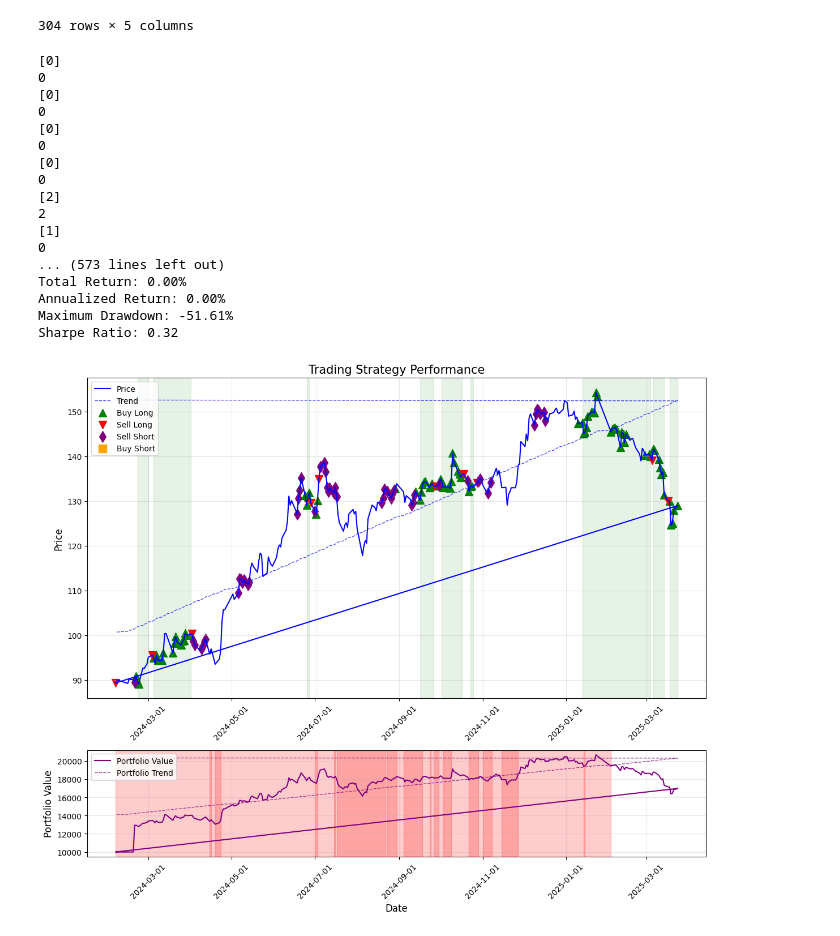
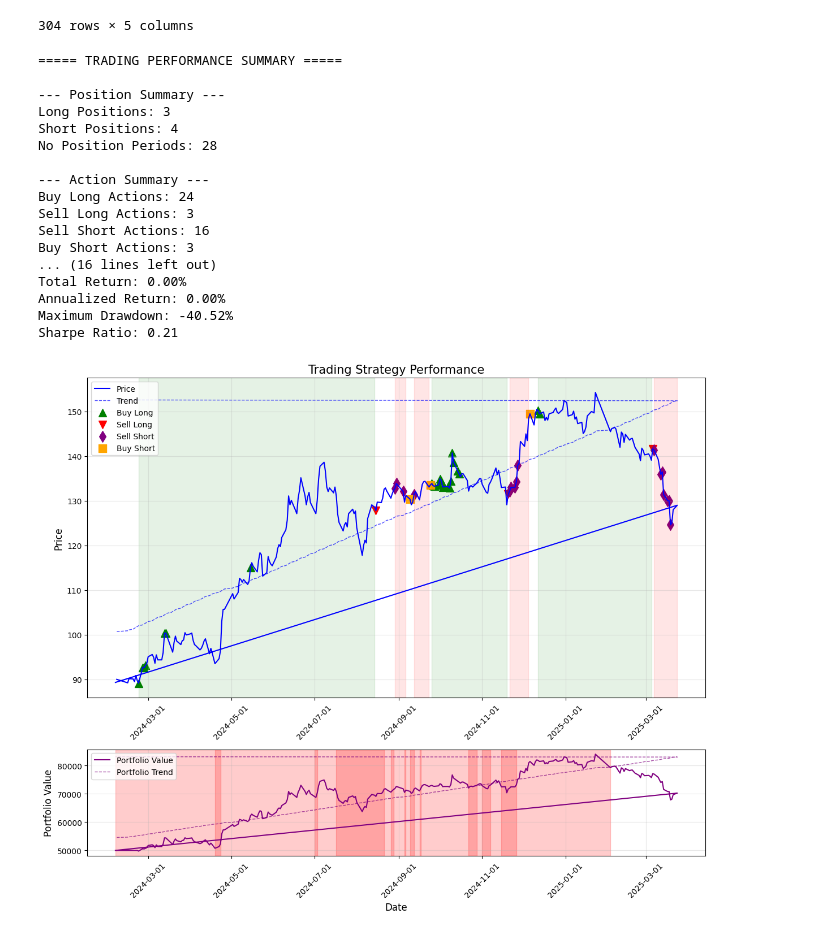
Before and after one commit to KasaiHarcore/Trading-Agent, a Jupyter notebook: ppo.ipynb, the cells around one changed output. Drawn from its saved outputs; the diff is of its cells as text; code cells hidden in the pictures.

```diff
--- a/ppo.ipynb
+++ b/ppo.ipynb
@@ -810,17 +810,17 @@ class VnStockEnv(TradingEnv):
         self._portfolio_value = self._balance + (self._shares_held * current_price)
 
         # Thanh lý vị thế khi kết thúc giao dịch (Có thể bỏ qua nếu không muốn thanh lý mà tiếp tục giữ)
-        if self._truncated:
-            if self._shares_held > 0:
-                sale_proceeds = self._shares_held * current_price * (1 - self.trade_fee_ask_percent)
-                self._balance += sale_proceeds
-                self._shares_held = 0
-            elif self._position == Positions.Short:
-                cost_to_buy = self._position_size * current_price * (1 + self.trade_fee_bid_percent)
-                self._balance -= cost_to_buy
-                self._position_size = 0
+        # if self._truncated:
+        #     if self._shares_held > 0:
+        #         sale_proceeds = self._shares_held * current_price * (1 - self.trade_fee_ask_percent)
+        #         self._balance += sale_proceeds
+        #         self._shares_held = 0
+        #     elif self._position == Positions.Short:
+        #         cost_to_buy = self._position_size * current_price * (1 + self.trade_fee_bid_percent)
+        #         self._balance -= cost_to_buy
+        #         self._position_size = 0
 
-            self._total_profit = self._balance / self.initial_balance
+        #     self._total_profit = self._balance / self.initial_balance
 
     def max_possible_profit(self):
         """
@@ -1280,34 +1303,34 @@ df
 # %%
 eval_env = VnStockEnv(
     df=df,
     window_size=25,
     frame_bound=(25, len(df)),
-    initial_balance=10000,
-    max_shares=150,
-    render_mode=None  # Disable real-time rendering during evaluation
+    initial_balance=50000,
+    max_shares=1000,
+    render_mode=None
 )
 
 eval_env = Monitor(eval_env)
 eval_env = DummyVecEnv([lambda: eval_env])
 
 # Plot the trading strategy
 fig = plot_trading_strategy(eval_env, model, df)
 # %% [output]
-[0]
-0
-[0]
-0
-[0]
-0
-[0]
-0
-[2]
-2
-[1]
-0
-... (573 lines left out)
+===== TRADING PERFORMANCE SUMMARY =====
+
+--- Position Summary ---
+Long Positions: 3
+Short Positions: 4
+No Position Periods: 28
+
+--- Action Summary ---
+Buy Long Actions: 24
+Sell Long Actions: 3
+Sell Short Actions: 16
+Buy Short Actions: 3
+... (16 lines left out)
 Total Return: 0.00%
 Annualized Return: 0.00%
-Maximum Drawdown: -51.61%
-Sharpe Ratio: 0.32
+Maximum Drawdown: -40.52%
+Sharpe Ratio: 0.21
-[figure, old version]
+[figure, new version]
```
Also changed, not shown: parts of 5 cells of this notebook.
